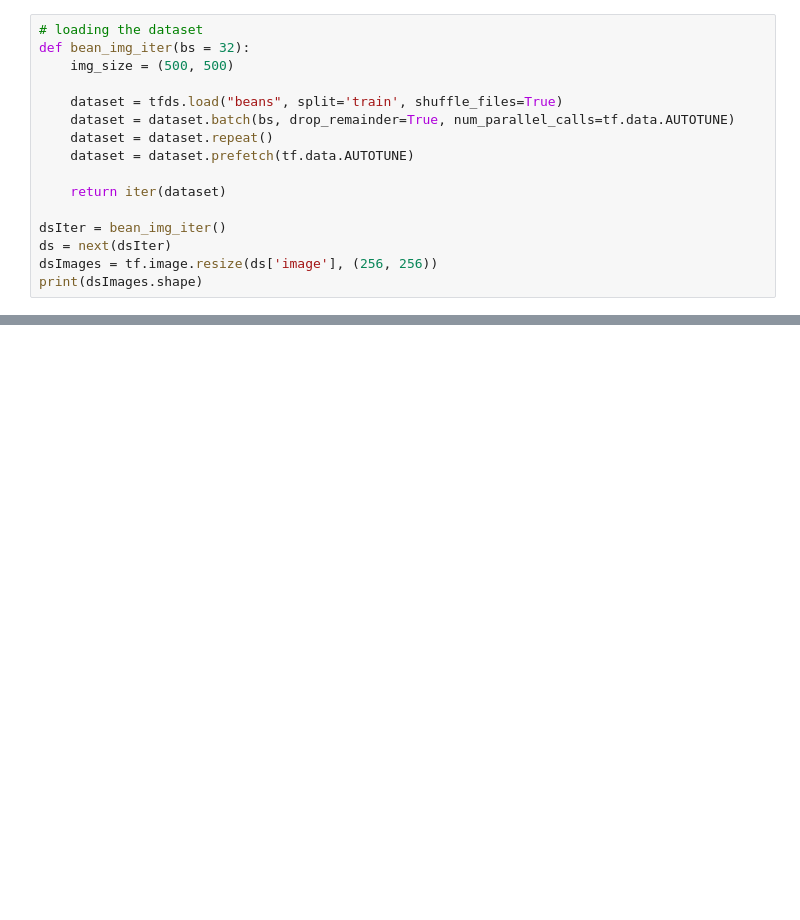
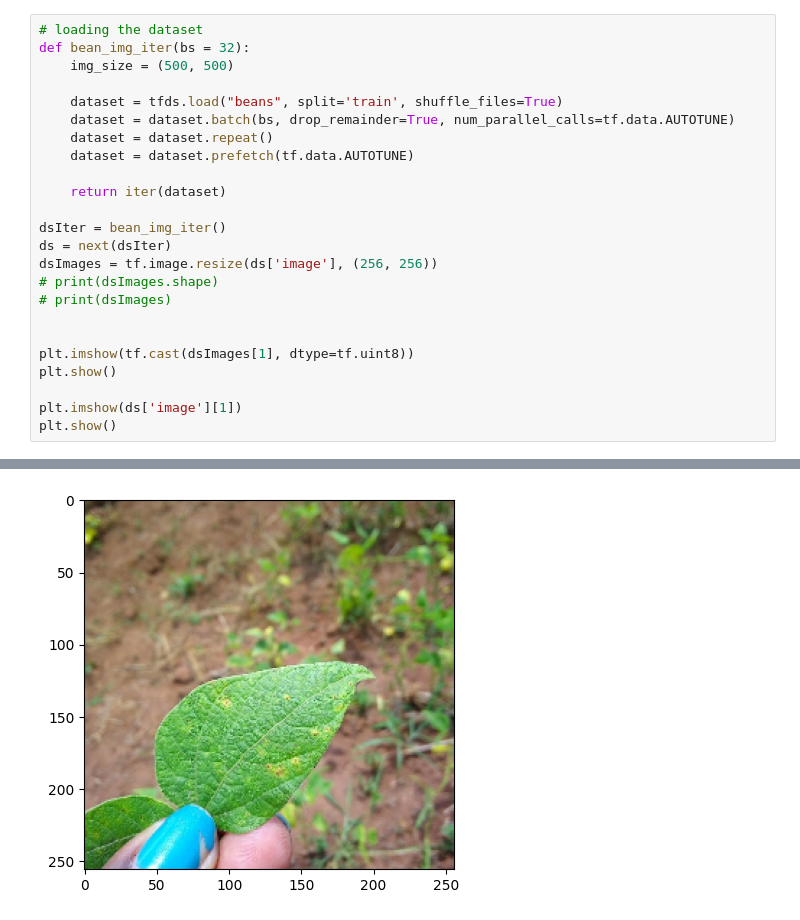
Before and after one commit to markliou/FCMAE, a Jupyter notebook: exam.ipynb, the cells around one changed output, grey strips where cells are left out. Saved outputs shown, nothing was run; the diff lists cells and outputs as text; blank space fills up the shorter version.

```diff
--- a/exam.ipynb
+++ b/exam.ipynb
@@ -22,5 +25,13 @@ def bean_img_iter(bs = 32):
 dsIter = bean_img_iter()
 ds = next(dsIter)
 dsImages = tf.image.resize(ds['image'], (256, 256))
-print(dsImages.shape)
+# print(dsImages.shape)
+# print(dsImages)
+
+
+plt.imshow(tf.cast(dsImages[1], dtype=tf.uint8))
+plt.show()
+
+plt.imshow(ds['image'][1])
+plt.show()
 # %% [output]
@@ -31,0 +52 @@ print(dsImages.shape)
+[figure, added]
```
Also changed, not shown: parts of 2 cells of this notebook, 2 other files.
